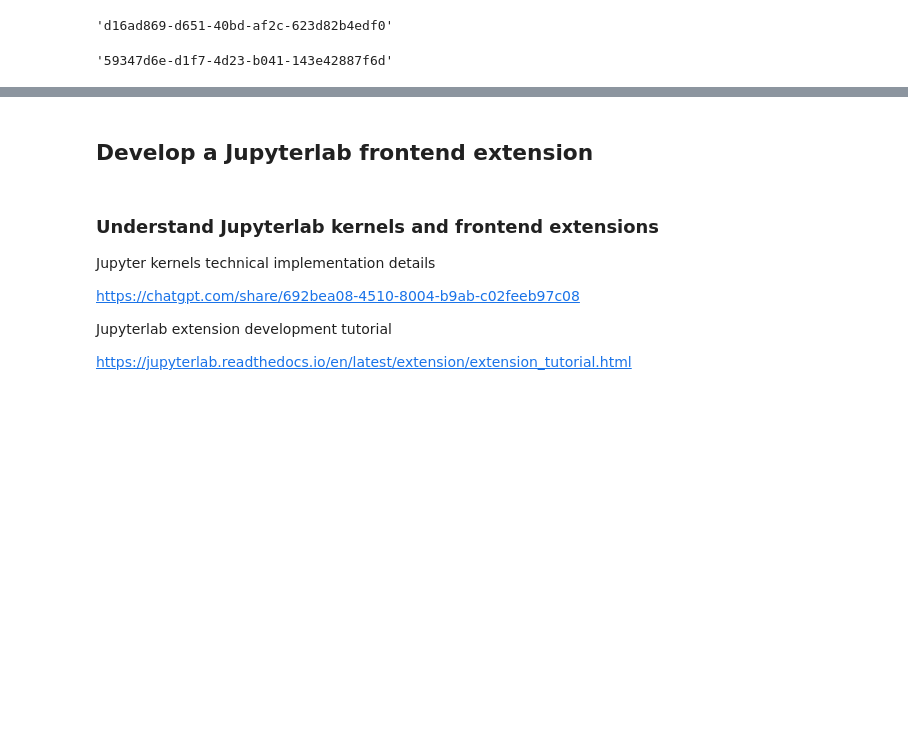
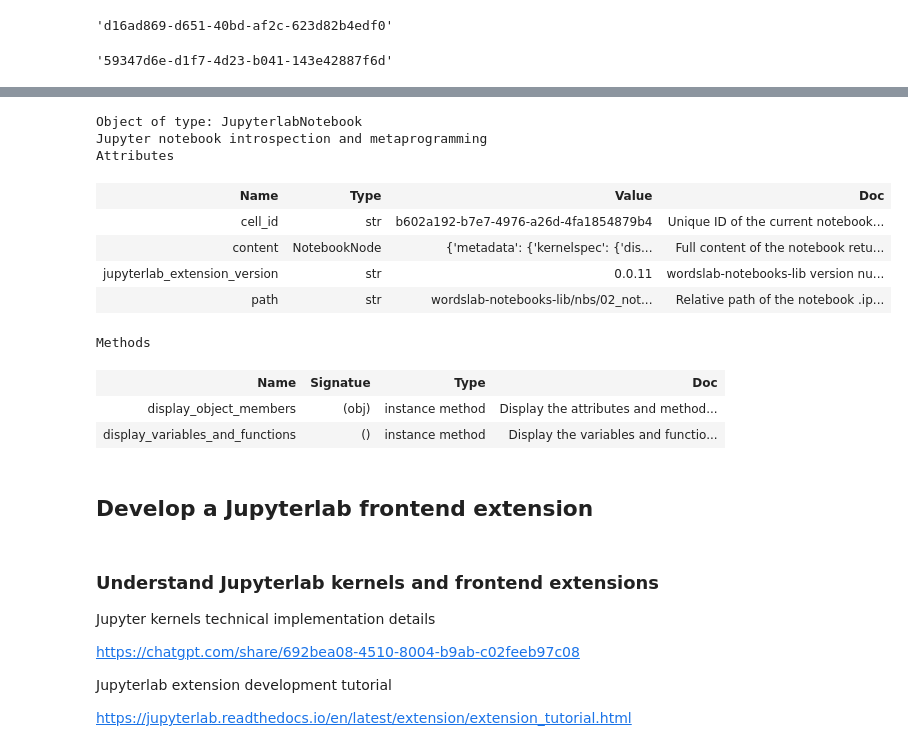
Before and after one commit to wordslab-org/wordslab-notebooks-lib, a Jupyter notebook: nbs/02_notebook.ipynb, the cells around one changed output, grey strips where cells are left out. Saved outputs shown, nothing was run; the diff lists cells and outputs as text; code cells hidden in the pictures; blank space fills up the shorter version.

Commit message:
Work in progress on notebook

```diff
--- a/nbs/02_notebook.ipynb
+++ b/nbs/02_notebook.ipynb
@@ -110,3 +186,37 @@ class JupyterlabNotebook:
+# %%
+#| export
+class JupyterlabNotebook:
+    """Jupyter notebook introspection and metaprogramming"""
+
+    def __init__(self):
+        try:
+            self.jupyterlab_extension_version
+        except:
+            raise RuntimeError(
+                "The JupyterLab extension for wordslab-notebooks is not activated: "
+                "please execute `pip install wordslab-notebooks-lib` in JupyterLab virtual environment "
+                "and refresh your web browser."
+            )
+
+    @property
+    def jupyterlab_extension_version(self):
+        """wordslab-notebooks-lib version number injected by the Jupyterlab frontend extension"""
+        return find_var("__wordslab_extension_version")
+
+    @property
+    def path(self):
+        """Relative path of the notebook .ipynb file in the notebook workspace"""
+        return find_var("__notebook_path")
+
+    @property
+    def content(self):
+        """Full content of the notebook returned as a NotebookNode object from the nbformat library"""
+        return nbformat.from_dict(find_var("__notebook_content"))
+
+    @property
+    def cell_id(self):
+        """Unique ID of the current notebook cell, useful to locate the current cell in the full notebook content"""
+        return find_var("__cell_id")
 # %%
 notebook = JupyterlabNotebook()
 # %%
@@ -141,3 +372,18 @@ notebook.cell_id
+# %%
+notebook.display_object_members(notebook)
+# %% [output]
+Object of type: JupyterlabNotebook
+Jupyter notebook introspection and metaprogramming
+Attributes
+| Name | Type | Value | Doc |
+| cell_id | str | b602a192-b7e7-4976-a26d-4fa1854879b4 | Unique ID of the current notebook... |
+| content | NotebookNode | {'metadata': {'kernelspec': {'dis... | Full content of the notebook retu... |
+| jupyterlab_extension_version | str | 0.0.11 | wordslab-notebooks-lib version nu... |
+| path | str | wordslab-notebooks-lib/nbs/02_not... | Relative path of the notebook .ip... |
+Methods
+| Name | Signatue | Type | Doc |
+| display_object_members | (obj) | instance method | Display the attributes and method... |
+| display_variables_and_functions | () | instance method | Display the variables and functio... |
 # %%
 #| hide
 import nbdev; nbdev.nbdev_export()
```
Also changed, not shown: parts of 16 cells of this notebook, 1 other file.
